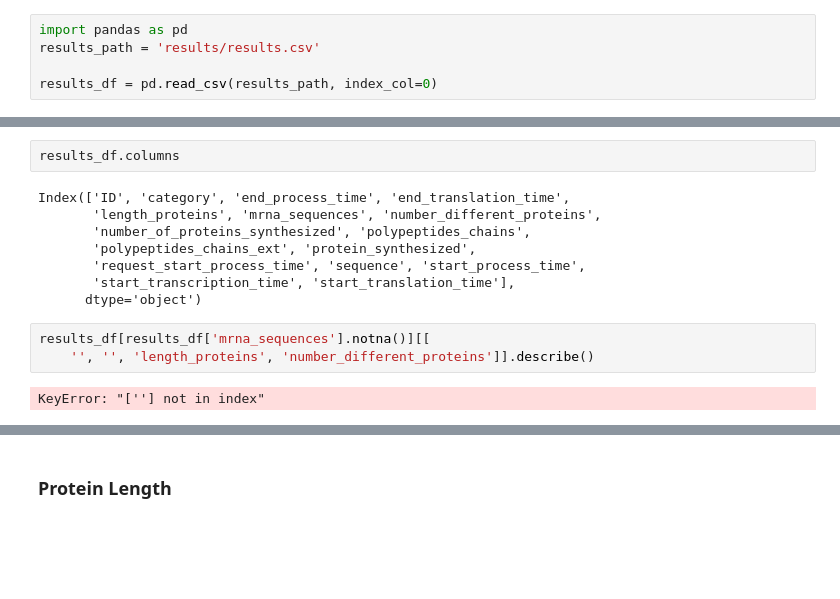
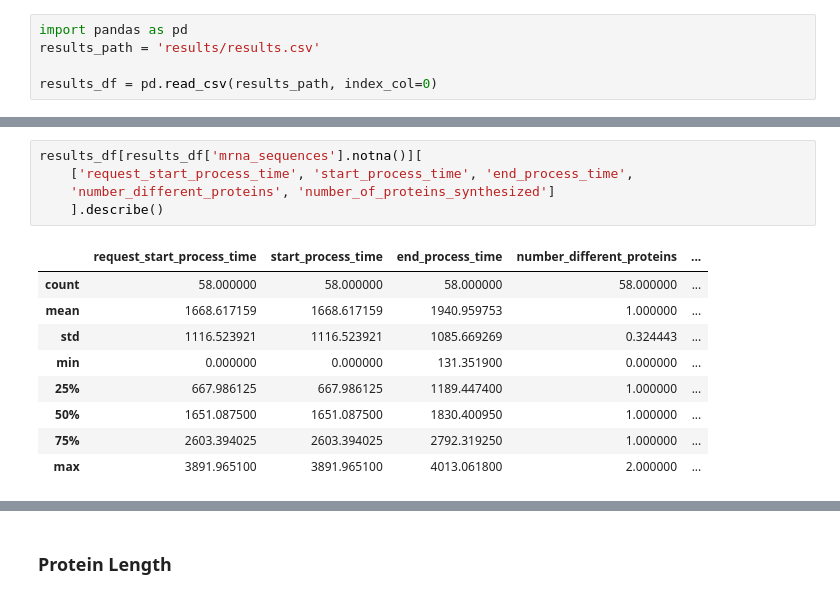
Before and after one commit to GiuliaGhisolfi/ProteinSynthesis, a Jupyter notebook: test.ipynb, the cells around one changed output, grey strips where cells are left out. Saved outputs shown, nothing was run; the diff lists cells and outputs as text; blank space fills up the shorter version.

```diff
--- a/test.ipynb
+++ b/test.ipynb
@@ -103,15 +103,15 @@ results_df[results_df['mrna_sequences'].notna()][[
-# %%
-results_df.columns
-# %% [output]
-Index(['ID', 'category', 'end_process_time', 'end_translation_time',
-       'length_proteins', 'mrna_sequences', 'number_different_proteins',
-       'number_of_proteins_synthesized', 'polypeptides_chains',
-       'polypeptides_chains_ext', 'protein_synthesized',
-       'request_start_process_time', 'sequence', 'start_process_time',
-       'start_transcription_time', 'start_translation_time'],
-      dtype='object')
 # %%
-results_df[results_df['mrna_sequences'].notna()][[
-    '', '', 'length_proteins', 'number_different_proteins']].describe()
+results_df[results_df['mrna_sequences'].notna()][
+    ['request_start_process_time', 'start_process_time', 'end_process_time',
+    'number_different_proteins', 'number_of_proteins_synthesized']
+    ].describe()
 # %% [output]
-KeyError: "[''] not in index"
+|  | request_start_process_time | start_process_time | end_process_time | number_different_proteins | ... |
+| count | 58.000000 | 58.000000 | 58.000000 | 58.000000 | ... |
+| mean | 1668.617159 | 1668.617159 | 1940.959753 | 1.000000 | ... |
+| std | 1116.523921 | 1116.523921 | 1085.669269 | 0.324443 | ... |
+| min | 0.000000 | 0.000000 | 131.351900 | 0.000000 | ... |
+| 25% | 667.986125 | 667.986125 | 1189.447400 | 1.000000 | ... |
+| 50% | 1651.087500 | 1651.087500 | 1830.400950 | 1.000000 | ... |
+| 75% | 2603.394025 | 2603.394025 | 2792.319250 | 1.000000 | ... |
+| max | 3891.965100 | 3891.965100 | 4013.061800 | 2.000000 | ... |
```
Also changed, not shown: parts of 15 cells of this notebook, 5 other files.
